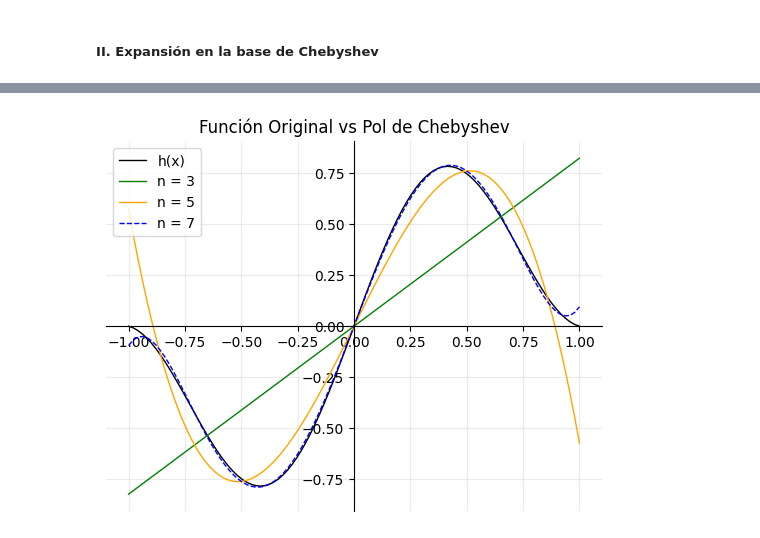
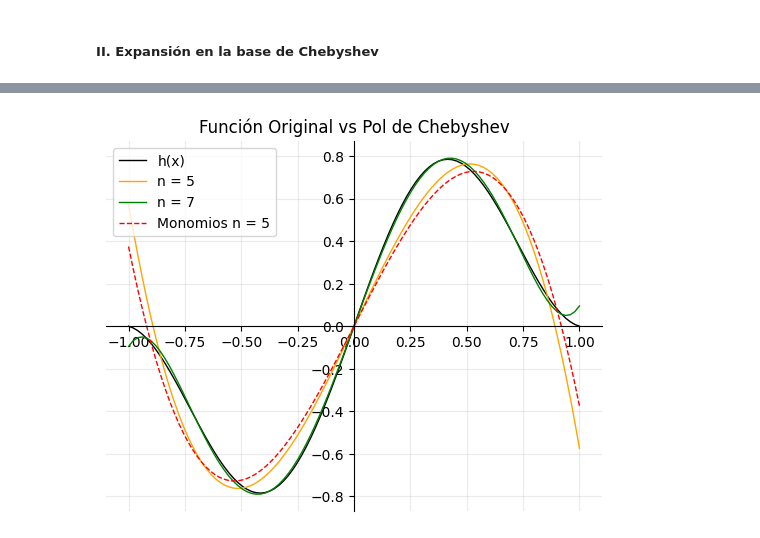
Before and after one commit to ucrosisabella/TareasMetMat1_25B, a Jupyter notebook: Codigos/Clase6 (1).ipynb, the cells around one changed output, grey strips where cells are left out. Saved outputs shown, nothing was run; the diff lists cells and outputs as text; code cells hidden in the pictures.

```diff
--- a/Codigos/Clase6 (1).ipynb
+++ b/Codigos/Clase6 (1).ipynb
@@ -112,0 +154,7 @@ $\displaystyle \left\{1, x, x^{2} - 0.24999999999994, x^{3} - 0.500000000000115
+# %%
+# Graficar la aproximación por monomios
+C_monomios, f_aproximada_monomios = f_aprox(h_matrix, mon, m)
+f_aproximada_monomios_num = lambdify(x, f_aproximada_monomios, 'numpy')
+
+def h_eval_mon (x):
+    return f_aproximada_monomios_num(x)
@@ -254,35 +315,36 @@ ax.plot(x_array, h_vals, label='h(x)', color="black", linewidth=1)
 # ----------------------------------------------------------------------------------------------------------------------
 
 # Gráfica de las aproximaciones:
 
     # Primero, tenemos que convertir a nuestra función a una de tipo numérico, para que nos permita evaluar en los distintos puntos de x_array y
     # así poder graficar:
 def pol_cheb_aprox_num(n):
     pol = pol_cheb_aprox(n)
     return lambdify(x, pol, 'numpy')
 
 
 # Ahora graficamos cada una de las distintas funciones aproximadas:
 
-# n = 3:
-h_cheb_3_func = pol_cheb_aprox_num(3)
-ax.plot(x_array, h_cheb_3_func(x_array), label='n = 3', color="green", linewidth=1, linestyle='-')
 
 # n = 5:
 h_cheb_5_func = pol_cheb_aprox_num(5)
 ax.plot(x_array, h_cheb_5_func(x_array), label='n = 5', color="orange", linewidth=1, linestyle='-')
 
 # n = 7:
 h_cheb_7_func = pol_cheb_aprox_num(7)
-ax.plot(x_array, h_cheb_7_func(x_array), label='n = 7', color="blue", linewidth=1, linestyle='--')
+ax.plot(x_array, h_cheb_7_func(x_array), label='n = 7', color="green", linewidth=1, linestyle='-')
+
+# Monomio:
+y_monomios = h_eval_mon(x_array)
+ax.plot(x_array, np.array(y_monomios).flatten(), label=f'Monomios n = {m}', color='red', linewidth=1, linestyle='--')
 
 
 ax.spines['left'].set_position('zero')
 ax.spines['right'].set_color('none')
 ax.spines['bottom'].set_position('zero')
 ax.spines['top'].set_color('none')
 plt.grid(True, linestyle='-', alpha=0.25)
 plt.legend()
 plt.show()
 # %% [output]
-[figure, old version]
+[figure, new version]
```
Also changed, not shown: parts of 20 cells of this notebook.
